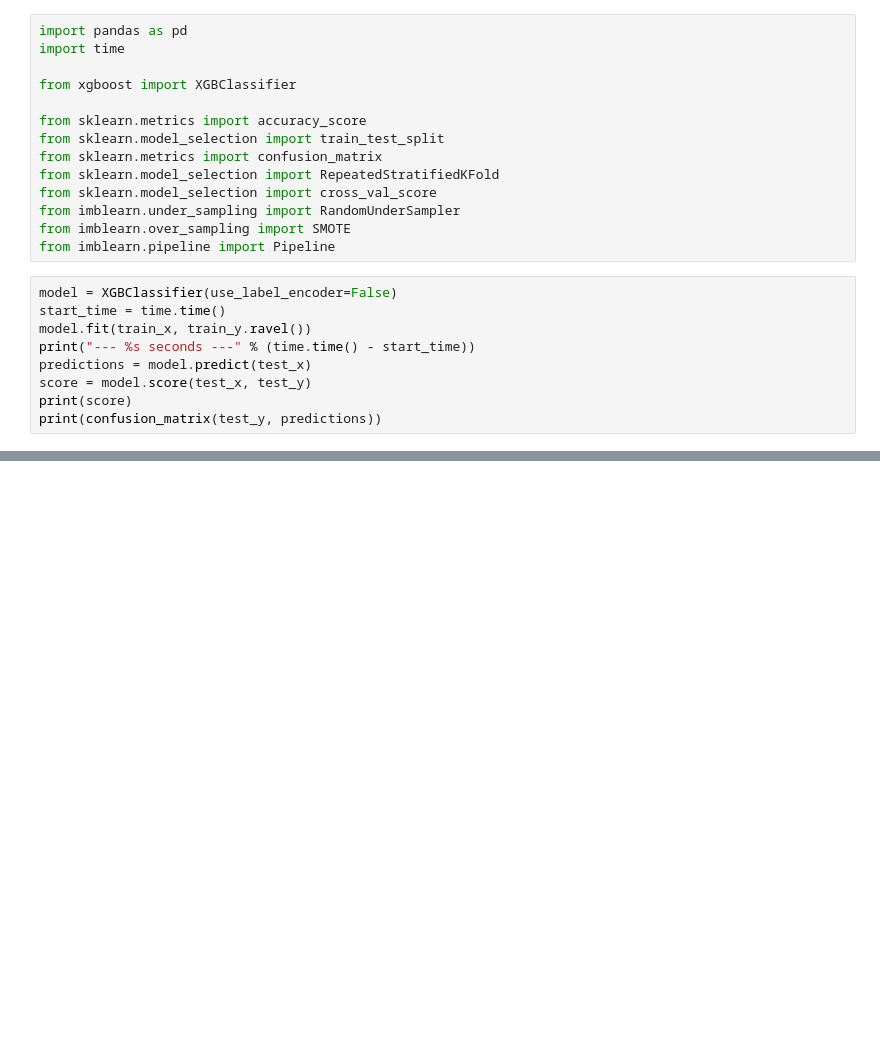
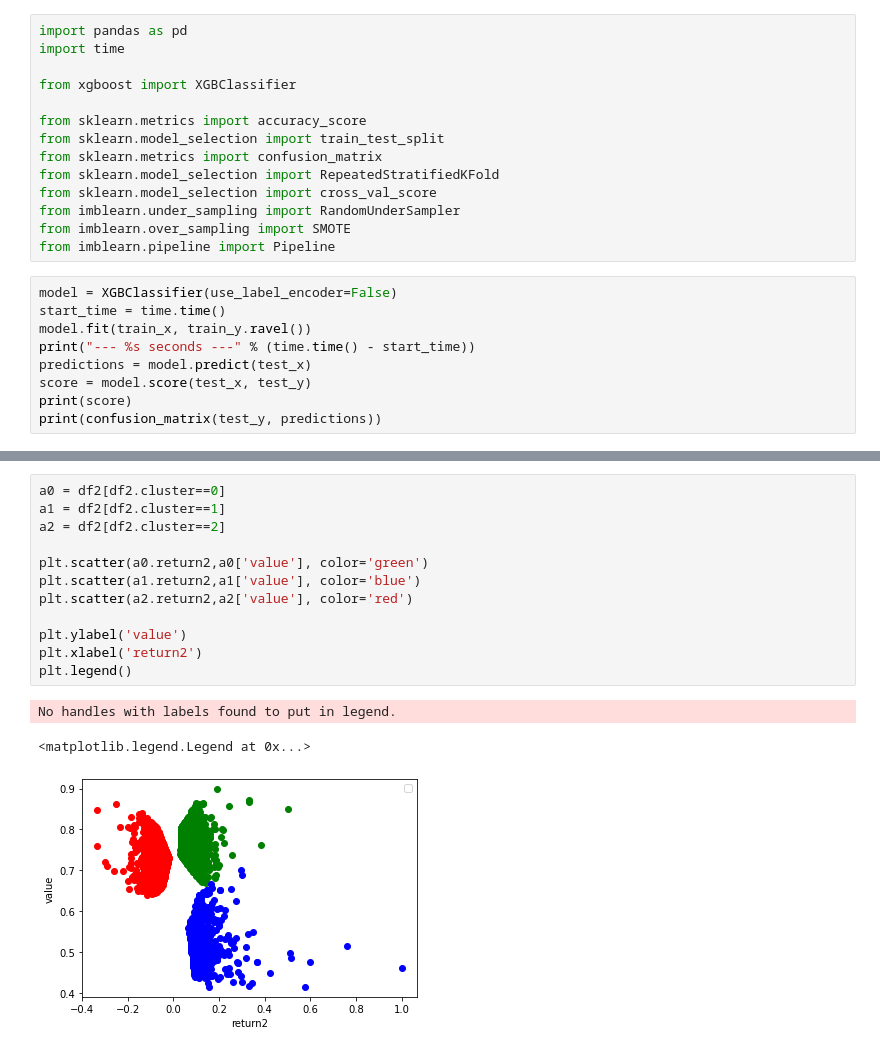
Before and after one commit to viciak98/ML-w-finansach, a Jupyter notebook: umwf2_3.ipynb, the cells around one changed output, grey strips where cells are left out. Saved outputs shown, nothing was run; the diff lists cells and outputs as text; blank space fills up the shorter version.

```diff
--- a/umwf2_3.ipynb
+++ b/umwf2_3.ipynb
@@ -213,0 +247,16 @@ y_kmeans3
+# %%
+a0 = df2[df2.cluster==0]
+a1 = df2[df2.cluster==1]
+a2 = df2[df2.cluster==2]
+
+plt.scatter(a0.return2,a0['value'], color='green')
+plt.scatter(a1.return2,a1['value'], color='blue')
+plt.scatter(a2.return2,a2['value'], color='red')
+
+plt.ylabel('value')
+plt.xlabel('return2')
+plt.legend()
+# %% [output]
+No handles with labels found to put in legend.
+<matplotlib.legend.Legend at 0x...>
+[figure, added]
```
Also changed, not shown: parts of 24 cells of this notebook.
